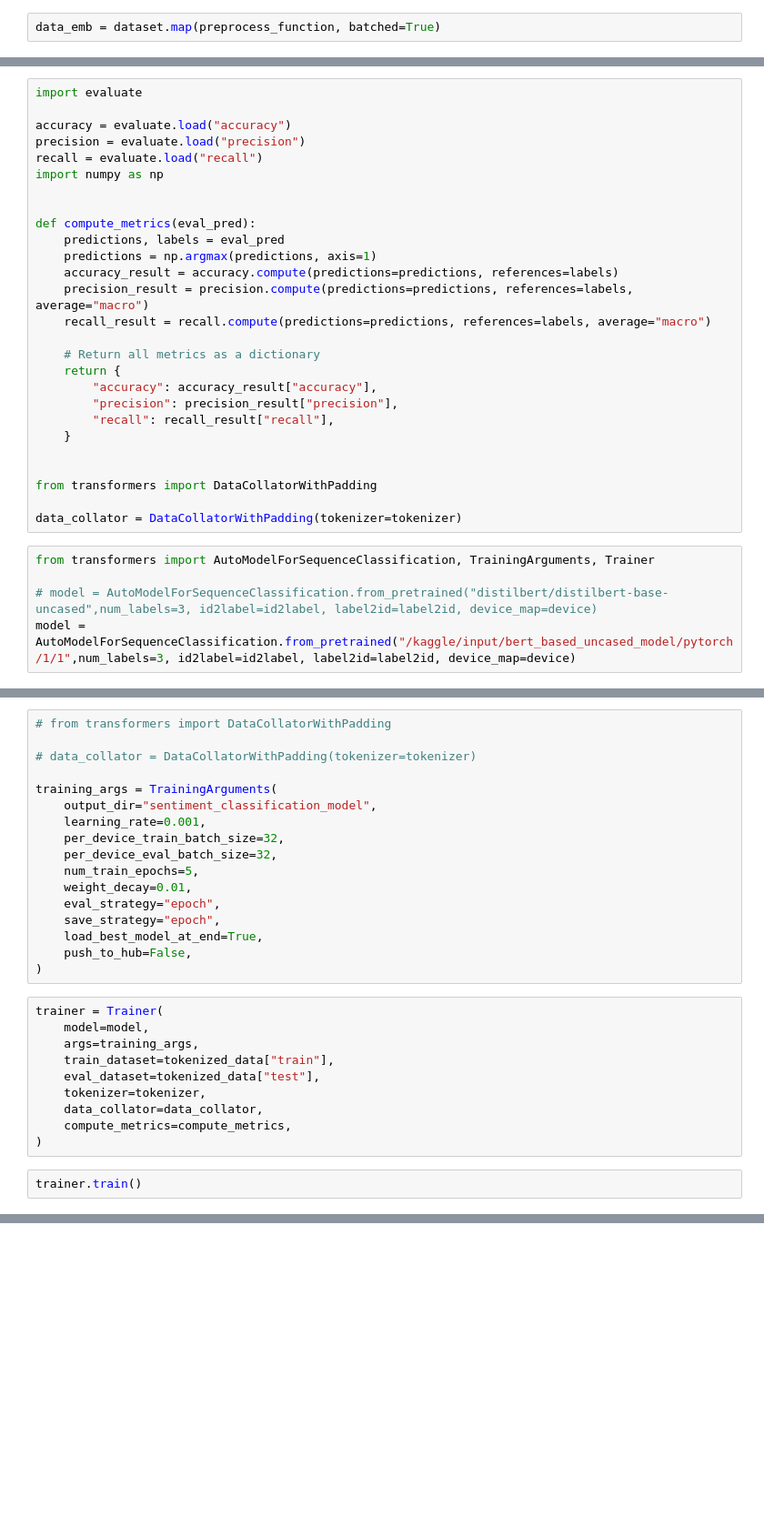
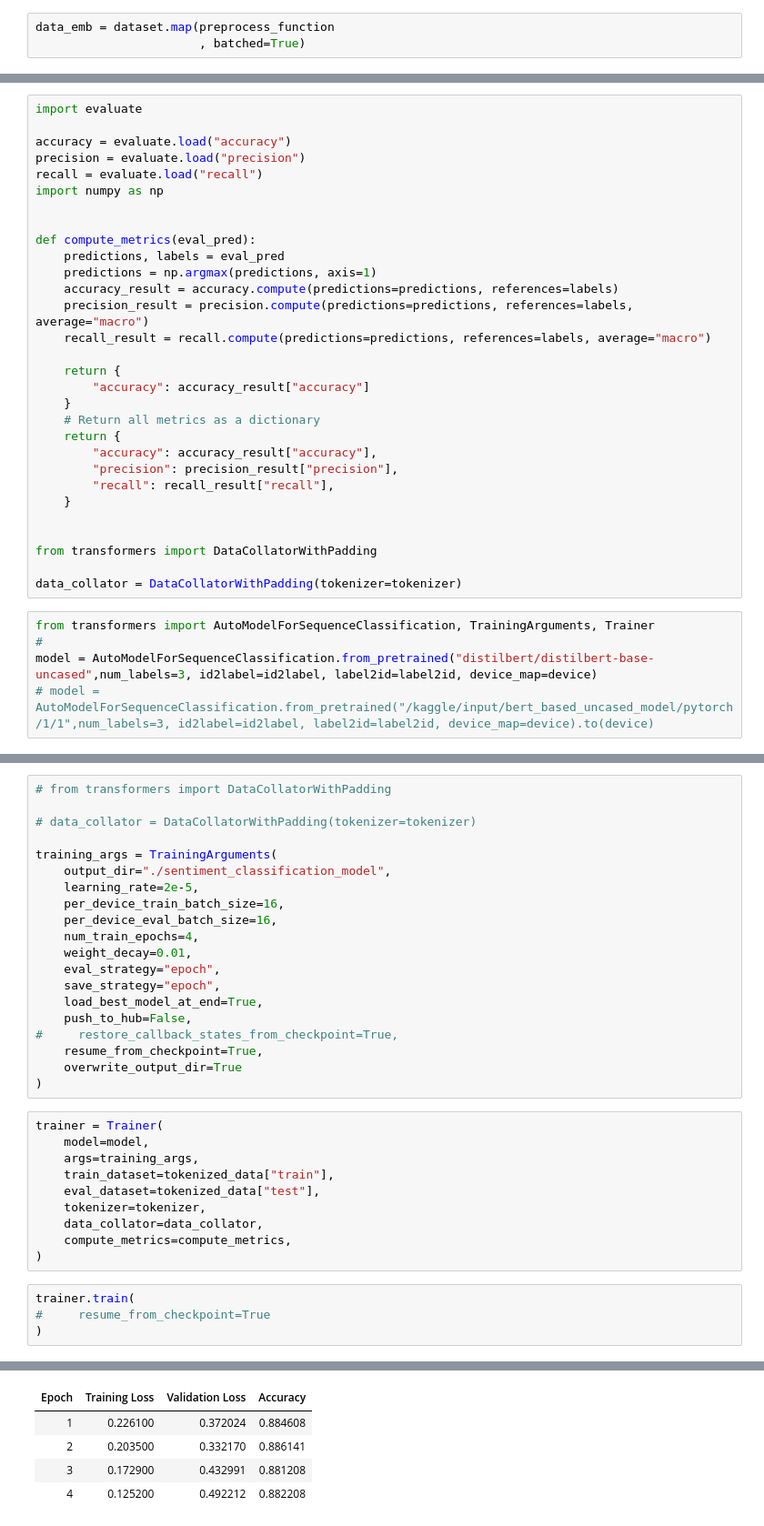
Before and after one commit to arunkumar-official/product-review-sentiment-classification-using-BERT, a Jupyter notebook: huggingface_trainer_train.ipynb, the cells around one changed output, grey strips where cells are left out. Shown at 91% size. Drawn from its saved outputs; the diff is of its cells as text; blank space fills up the shorter version.

Commit message:
Kaggle Notebook | Product review Sentiment Classification using BERT | Version 2

```diff
--- a/huggingface_trainer_train.ipynb
+++ b/huggingface_trainer_train.ipynb
@@ -175,2 +207,3 @@ tokenizer.sep_token_id
 # %%
-data_emb = dataset.map(preprocess_function, batched=True)
+data_emb = dataset.map(preprocess_function
+                       , batched=True)
@@ -202,6 +245,9 @@ def compute_metrics(eval_pred):
     precision_result = precision.compute(predictions=predictions, references=labels, average="macro")
     recall_result = recall.compute(predictions=predictions, references=labels, average="macro")
 
+    return {
+        "accuracy": accuracy_result["accuracy"]
+    }
     # Return all metrics as a dictionary
     return {
         "accuracy": accuracy_result["accuracy"],
@@ -215,6 +261,6 @@ from transformers import DataCollatorWithPadding
 data_collator = DataCollatorWithPadding(tokenizer=tokenizer)
 # %%
 from transformers import AutoModelForSequenceClassification, TrainingArguments, Trainer
-
-# model = AutoModelForSequenceClassification.from_pretrained("distilbert/distilbert-base-uncased",num_labels=3, id2label=id2label, label2id=label2id, device_map=device)
-model = AutoModelForSequenceClassification.from_pretrained("/kaggle/input/bert_based_uncased_model/pytorch/1/1",num_labels=3, id2label=id2label, label2id=label2id, device_map=device)
+#
+model = AutoModelForSequenceClassification.from_pretrained("distilbert/distilbert-base-uncased",num_labels=3, id2label=id2label, label2id=label2id, device_map=device)
+# model = AutoModelForSequenceClassification.from_pretrained("/kaggle/input/bert_based_uncased_model/pytorch/1/1",num_labels=3, id2label=id2label, label2id=label2id, device_map=device).to(device)
@@ -226,16 +278,19 @@ tokenized_data=data_emb.train_test_split(test_size=0.3)
 # data_collator = DataCollatorWithPadding(tokenizer=tokenizer)
 
 training_args = TrainingArguments(
-    output_dir="sentiment_classification_model",
-    learning_rate=0.001,
-    per_device_train_batch_size=32,
-    per_device_eval_batch_size=32,
-    num_train_epochs=5,
+    output_dir="./sentiment_classification_model",
+    learning_rate=2e-5,
+    per_device_train_batch_size=16,
+    per_device_eval_batch_size=16,
+    num_train_epochs=4,
     weight_decay=0.01,
     eval_strategy="epoch",
     save_strategy="epoch",
     load_best_model_at_end=True,
     push_to_hub=False,
+#     restore_callback_states_from_checkpoint=True,
+    resume_from_checkpoint=True,
+    overwrite_output_dir=True
 )
 # %%
 trainer = Trainer(
@@ -248,4 +303,7 @@ trainer = Trainer(
     compute_metrics=compute_metrics,
 )
 # %%
-trainer.train()
+trainer.train(
+#     resume_from_checkpoint=True
+)
+# %% [output]
@@ -251,0 +311,5 @@ trainer.train()
+| Epoch | Training Loss | Validation Loss | Accuracy |
+| 1 | 0.226100 | 0.372024 | 0.884608 |
+| 2 | 0.203500 | 0.332170 | 0.886141 |
+| 3 | 0.172900 | 0.432991 | 0.881208 |
+| 4 | 0.125200 | 0.492212 | 0.882208 |
```
Also changed, not shown: parts of 36 cells of this notebook.
